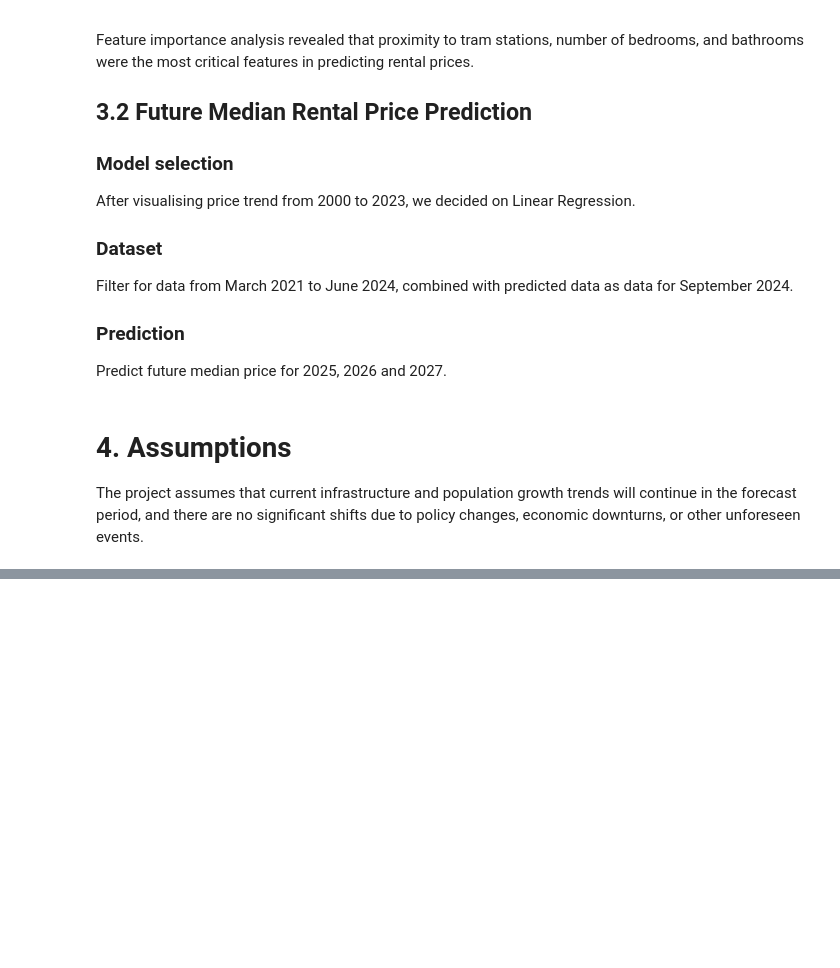
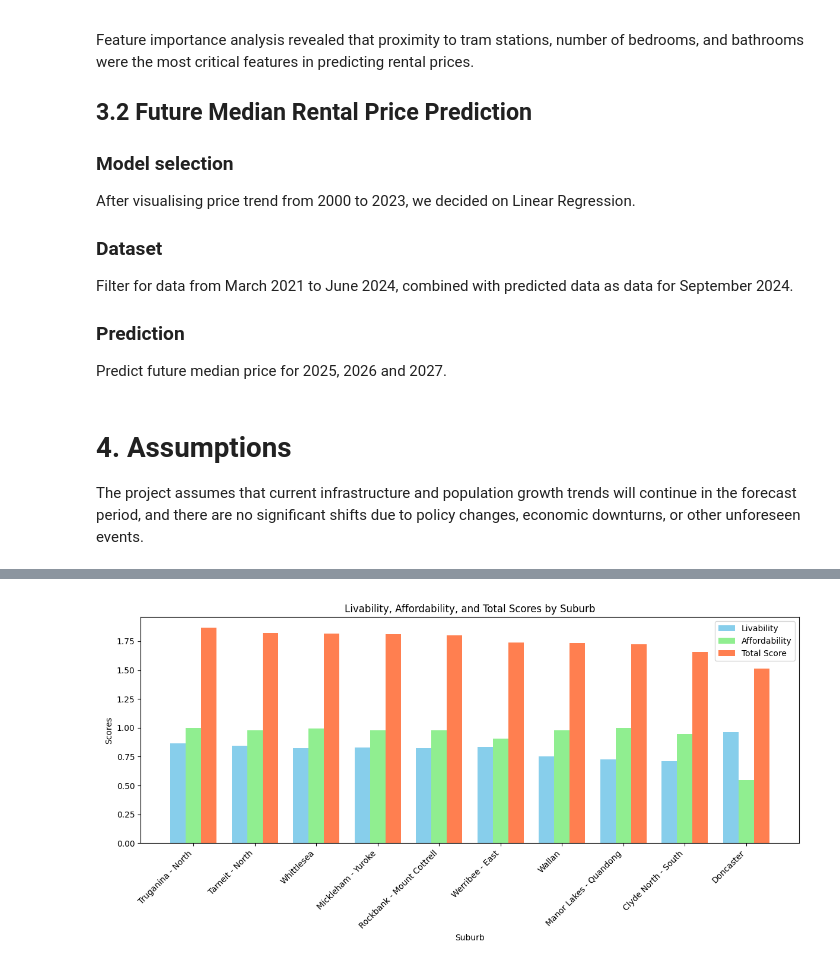
Before and after one commit to MAST30034-AppliedDataScience/project-2-group-real-estate-industry-project-20, a Jupyter notebook: notebooks/summary.ipynb, the cells around one changed output, grey strips where cells are left out. Saved outputs shown, nothing was run; the diff lists cells and outputs as text; code cells hidden in the pictures; blank space fills up the shorter version.

```diff
--- a/notebooks/summary.ipynb
+++ b/notebooks/summary.ipynb
@@ -72,0 +203,4 @@ Threshold of 50 properties per suburb make the dataset quite small and can be in
+# %%
+Image("../plots/summary/suburb_scores_comparison.png")
+# %% [output]
+[figure, added]
```
Also changed, not shown: parts of 13 cells of this notebook.
